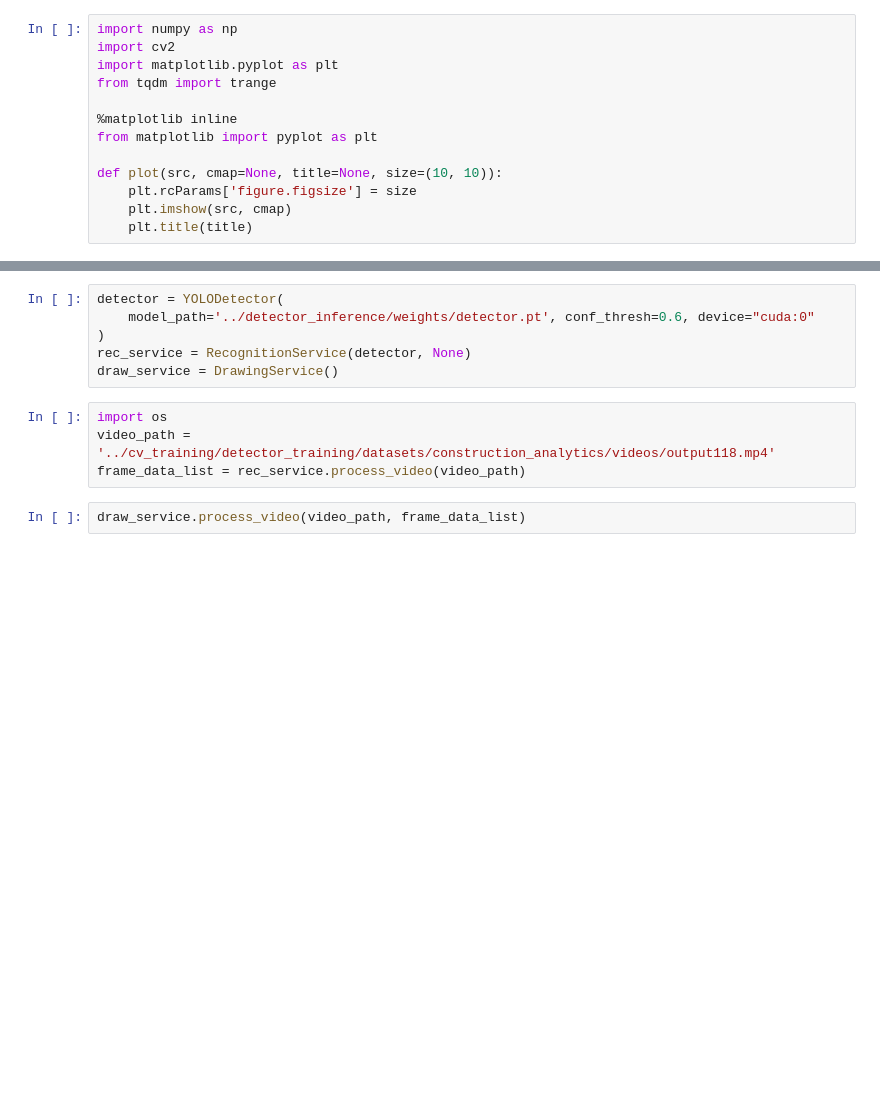
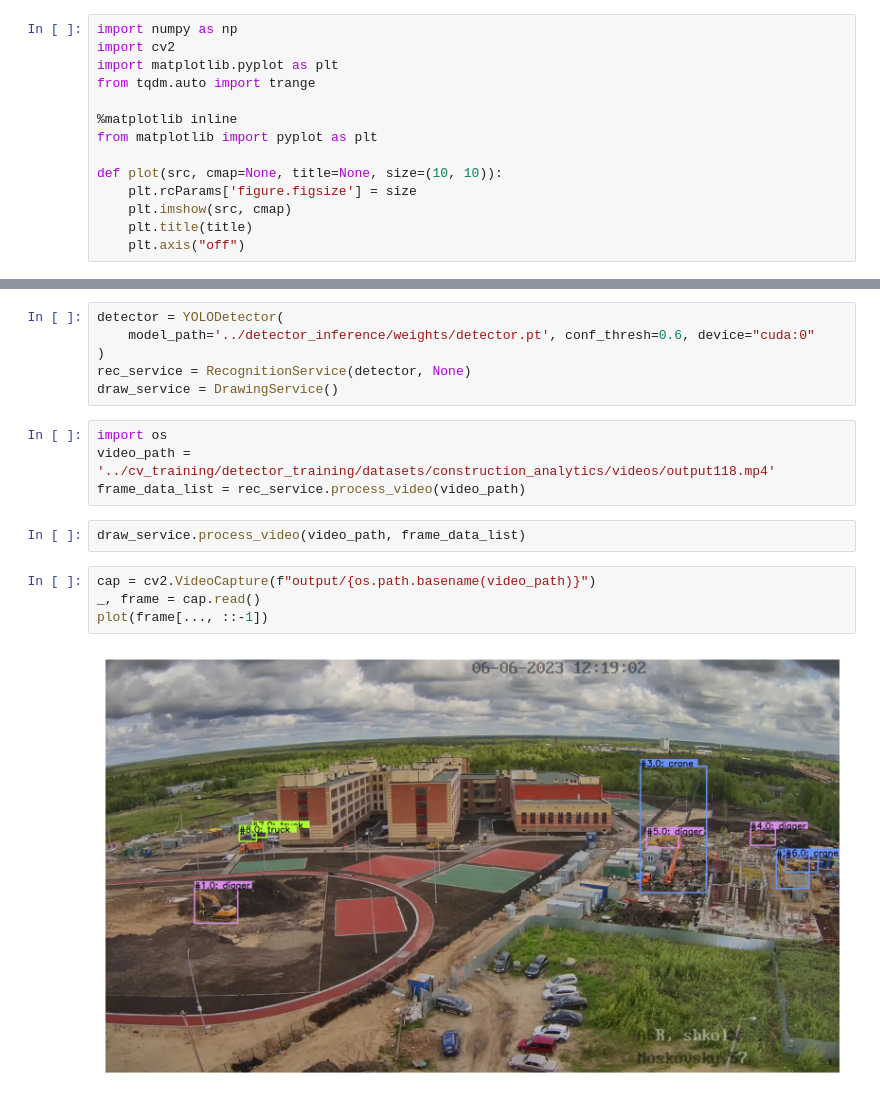
Before and after one commit to Late-Dev/construction_site_analytics, a Jupyter notebook: cv_recognition_service/service_test_drawing.ipynb, the cells around one changed output, grey strips where cells are left out. Cells and saved outputs as stored; diff of their text form; blank space fills up the shorter version.

```diff
--- a/cv_recognition_service/service_test_drawing.ipynb
+++ b/cv_recognition_service/service_test_drawing.ipynb
@@ -5,7 +5,7 @@
 import numpy as np
 import cv2
 import matplotlib.pyplot as plt
-from tqdm import trange
+from tqdm.auto import trange
 
 %matplotlib inline
 from matplotlib import pyplot as plt
@@ -14,6 +14,7 @@ def plot(src, cmap=None, title=None, size=(10, 10)):
     plt.rcParams['figure.figsize'] = size
     plt.imshow(src, cmap)
     plt.title(title)
+    plt.axis("off")
 # %%
 from infrastructure.interface import DetectionData, ClassificationData
 from service.interface import FrameData
@@ -35,3 +36,9 @@ video_path = '../cv_training/detector_training/datasets/construction_analytics/v
 frame_data_list = rec_service.process_video(video_path)
 # %%
 draw_service.process_video(video_path, frame_data_list)
+# %%
+cap = cv2.VideoCapture(f"output/{os.path.basename(video_path)}")
+_, frame = cap.read()
+plot(frame[..., ::-1])
+# %% [output]
+[figure, added]
```
Also changed, not shown: 1 other file.
